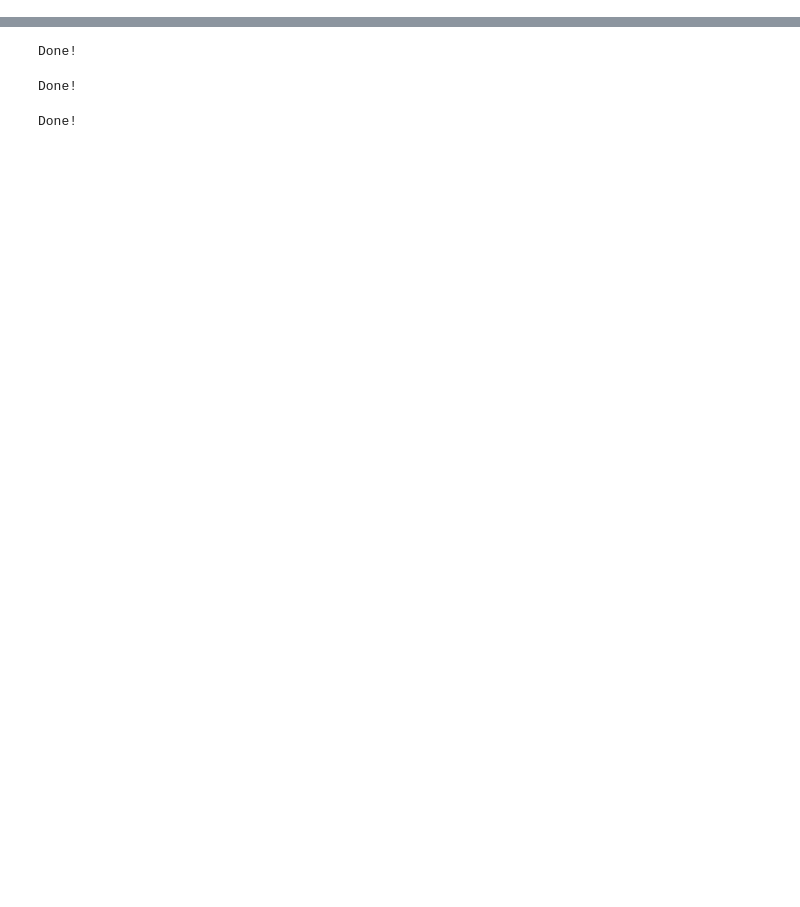
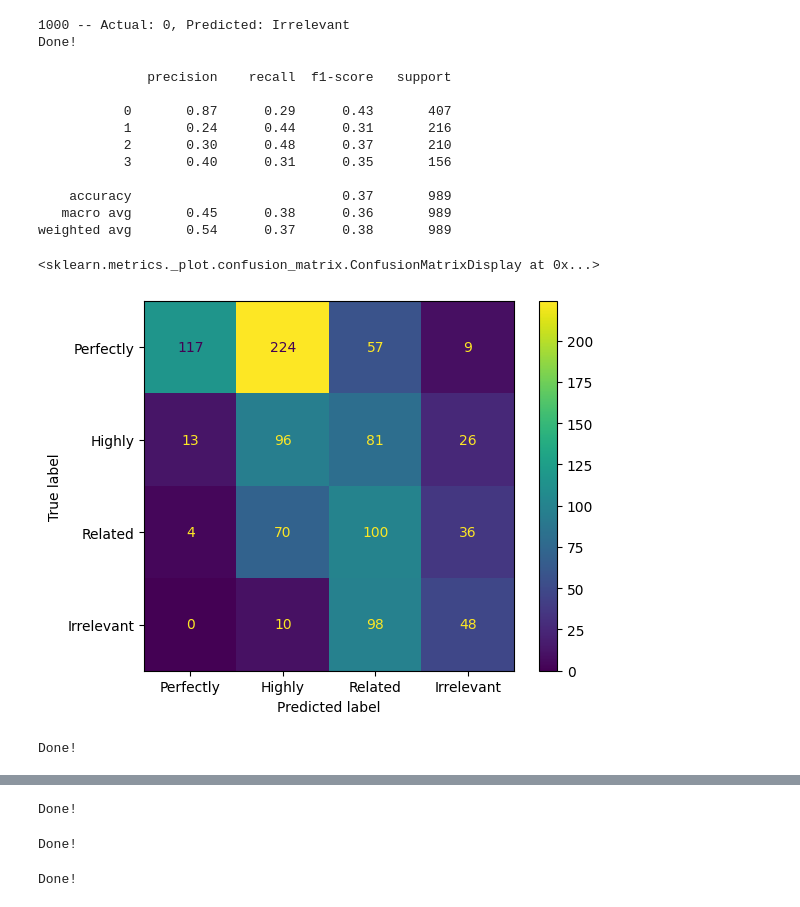
Before and after one commit to Sti11Evolving/LLM_Synthetic_IR_Data_Evaluation, a Jupyter notebook: Reconstruction.ipynb, the cells around one changed output, grey strips where cells are left out. Cells and saved outputs as stored; diff of their text form; code cells hidden in the pictures; blank space fills up the shorter version.

```diff
--- a/Reconstruction.ipynb
+++ b/Reconstruction.ipynb
@@ -48,0 +120,39 @@ msmarco_passage_v2 = load_dataset("data/msmarco-passage-v2-original.csv", "msmar
+# %%
+# Run zero-shot on phrase-based prompt
+run_experiment("gpt3.5-zeroshot-phrase", "gpt-3.5-turbo-0613", phrase_system_instructions, 0, msmarco_passage_v2, max_tokens=20, temperature=0, parser=word_parser, max_generated=1000)
+# %% [output]
+1000 -- Actual: 0, Predicted: Irrelevant
+Done!
+# %%
+generated_data = load_experiments("Data/gpt3.5-zeroshot-phrase.csv", msmarco_passage_v2)
+
+grade_labels = [0, 1, 2, 3]
+phrase_labels = {"Perfectly":3, "Highly":2, "Related": 1, "Irrelevant": 0}
+
+relavancy_test = generated_data.loc[~pd.isna(generated_data["Relevance Predicted"]),
+                                 ("Relevance Actual", "Relevance Predicted")].to_numpy()
+
+actual = list(relavancy_test[:, 0])
+predicted = list(map(lambda x: phrase_labels[x], relavancy_test[:, 1]))
+
+print(classification_report(actual, predicted, labels=grade_labels))
+
+ConfusionMatrixDisplay(confusion_matrix(actual, predicted, labels=grade_labels), display_labels=phrase_labels.keys()).plot()
+# %% [output]
+              precision    recall  f1-score   support
+
+           0       0.87      0.29      0.43       407
+           1       0.24      0.44      0.31       216
+           2       0.30      0.48      0.37       210
+           3       0.40      0.31      0.35       156
+
+    accuracy                           0.37       989
+   macro avg       0.45      0.38      0.36       989
+weighted avg       0.54      0.37      0.38       989
+<sklearn.metrics._plot.confusion_matrix.ConfusionMatrixDisplay at 0x...>
+[figure, added]
+# %%
+# Run zero-shot on explained yes or no prompt
+run_experiment("gpt3.5-zeroshot-yn-explained", "gpt-3.5-turbo-0613", explained_yn_system_instructions, 0, msmarco_passage_v2, max_tokens=7, temperature=0, parser=yn_parser, max_generated=1000)
+# %% [output]
+Done!
```
Also changed, not shown: parts of 13 cells of this notebook, 8 other files.
